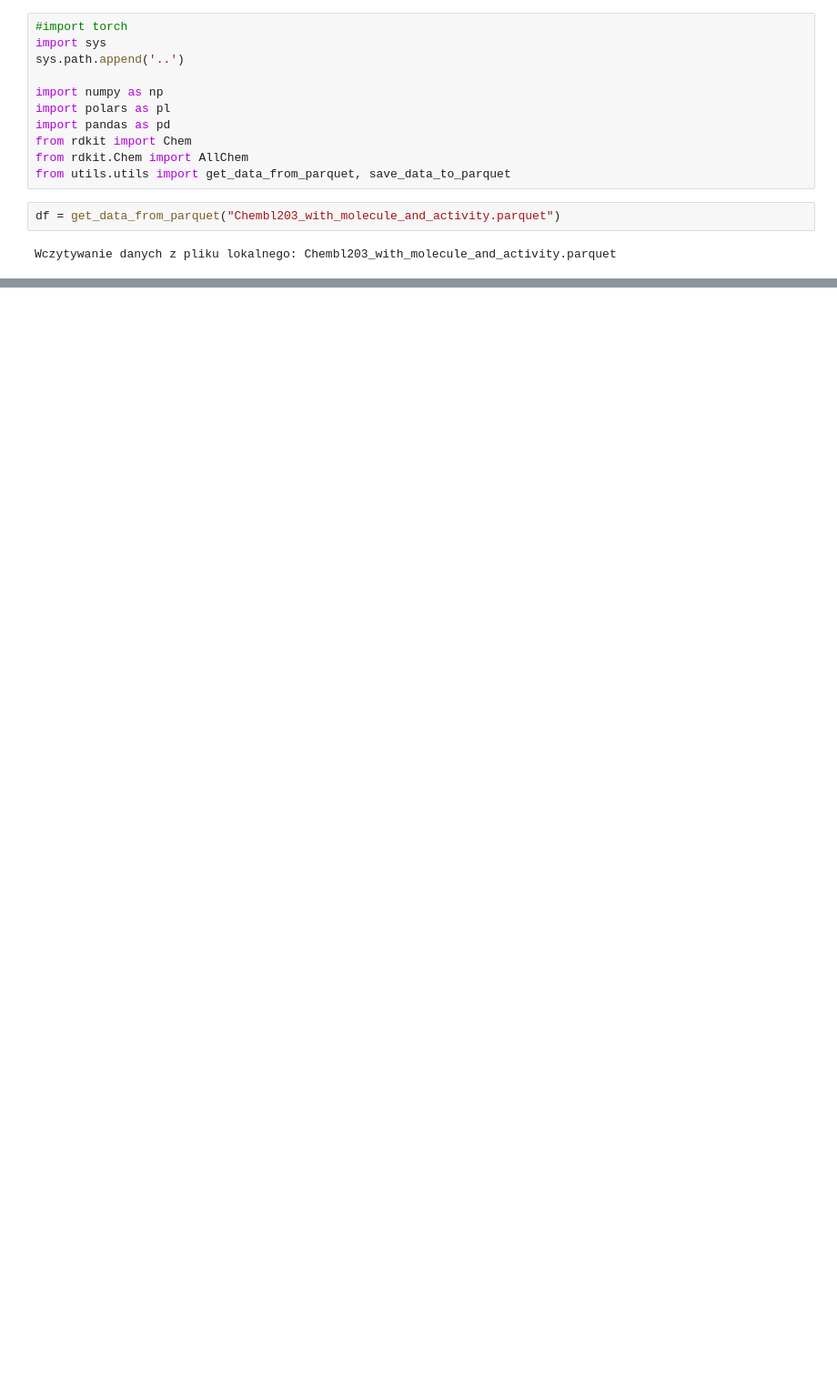
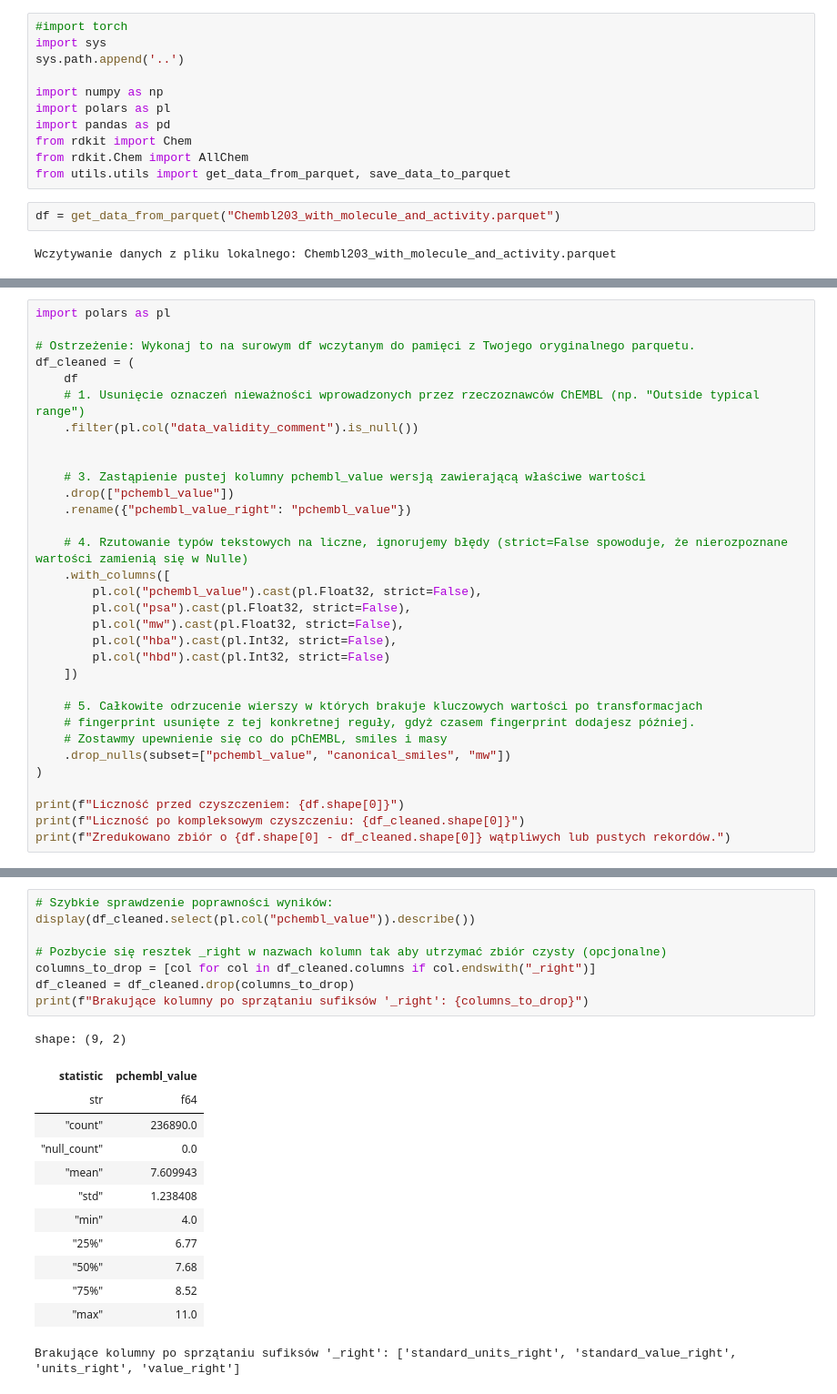
Before and after one commit to MichalWilk45/Chembl, a Jupyter notebook: dataCleaning.ipynb, the cells around one changed output, grey strips where cells are left out. Shown at 91% size. Saved outputs shown, nothing was run; the diff lists cells and outputs as text; blank space fills up the shorter version.

Commit message:
new data parquets

```diff
--- a/dataCleaning.ipynb
+++ b/dataCleaning.ipynb
@@ -41,0 +44,32 @@ shape: (5, 57)
+# %%
+import polars as pl
+
+# Ostrzeżenie: Wykonaj to na surowym df wczytanym do pamięci z Twojego oryginalnego parquetu.
+df_cleaned = (
+    df
+    # 1. Usunięcie oznaczeń nieważności wprowadzonych przez rzeczoznawców ChEMBL (np. "Outside typical range")
+    .filter(pl.col("data_validity_comment").is_null())
+
+
+    # 3. Zastąpienie pustej kolumny pchembl_value wersją zawierającą właściwe wartości
+    .drop(["pchembl_value"])
+    .rename({"pchembl_value_right": "pchembl_value"})
+
+    # 4. Rzutowanie typów tekstowych na liczne, ignorujemy błędy (strict=False spowoduje, że nierozpoznane wartości zamienią się w Nulle)
+    .with_columns([
+        pl.col("pchembl_value").cast(pl.Float32, strict=False),
+        pl.col("psa").cast(pl.Float32, strict=False),
+        pl.col("mw").cast(pl.Float32, strict=False),
+        pl.col("hba").cast(pl.Int32, strict=False),
+        pl.col("hbd").cast(pl.Int32, strict=False)
+    ])
+
+    # 5. Całkowite odrzucenie wierszy w których brakuje kluczowych wartości po transformacjach
+    # fingerprint usunięte z tej konkretnej reguły, gdyż czasem fingerprint dodajesz później.
+    # Zostawmy upewnienie się co do pChEMBL, smiles i masy
+    .drop_nulls(subset=["pchembl_value", "canonical_smiles", "mw"])
+)
+
+print(f"Liczność przed czyszczeniem: {df.shape[0]}")
+print(f"Liczność po kompleksowym czyszczeniu: {df_cleaned.shape[0]}")
+print(f"Zredukowano zbiór o {df.shape[0] - df_cleaned.shape[0]} wątpliwych lub pustych rekordów.")
@@ -41,0 +80,22 @@ shape: (5, 57)
+# %%
+# Szybkie sprawdzenie poprawności wyników:
+display(df_cleaned.select(pl.col("pchembl_value")).describe())
+
+# Pozbycie się resztek _right w nazwach kolumn tak aby utrzymać zbiór czysty (opcjonalne)
+columns_to_drop = [col for col in df_cleaned.columns if col.endswith("_right")]
+df_cleaned = df_cleaned.drop(columns_to_drop)
+print(f"Brakujące kolumny po sprzątaniu sufiksów '_right': {columns_to_drop}")
+# %% [output]
+shape: (9, 2)
+| statistic | pchembl_value |
+| str | f64 |
+| "count" | 236890.0 |
+| "null_count" | 0.0 |
+| "mean" | 7.609943 |
+| "std" | 1.238408 |
+| "min" | 4.0 |
+| "25%" | 6.77 |
+| "50%" | 7.68 |
+| "75%" | 8.52 |
+| "max" | 11.0 |
+Brakujące kolumny po sprzątaniu sufiksów '_right': ['standard_units_right', 'standard_value_right', 'units_right', 'value_right']
```
Also changed, not shown: parts of 9 cells of this notebook, 2 other files.
